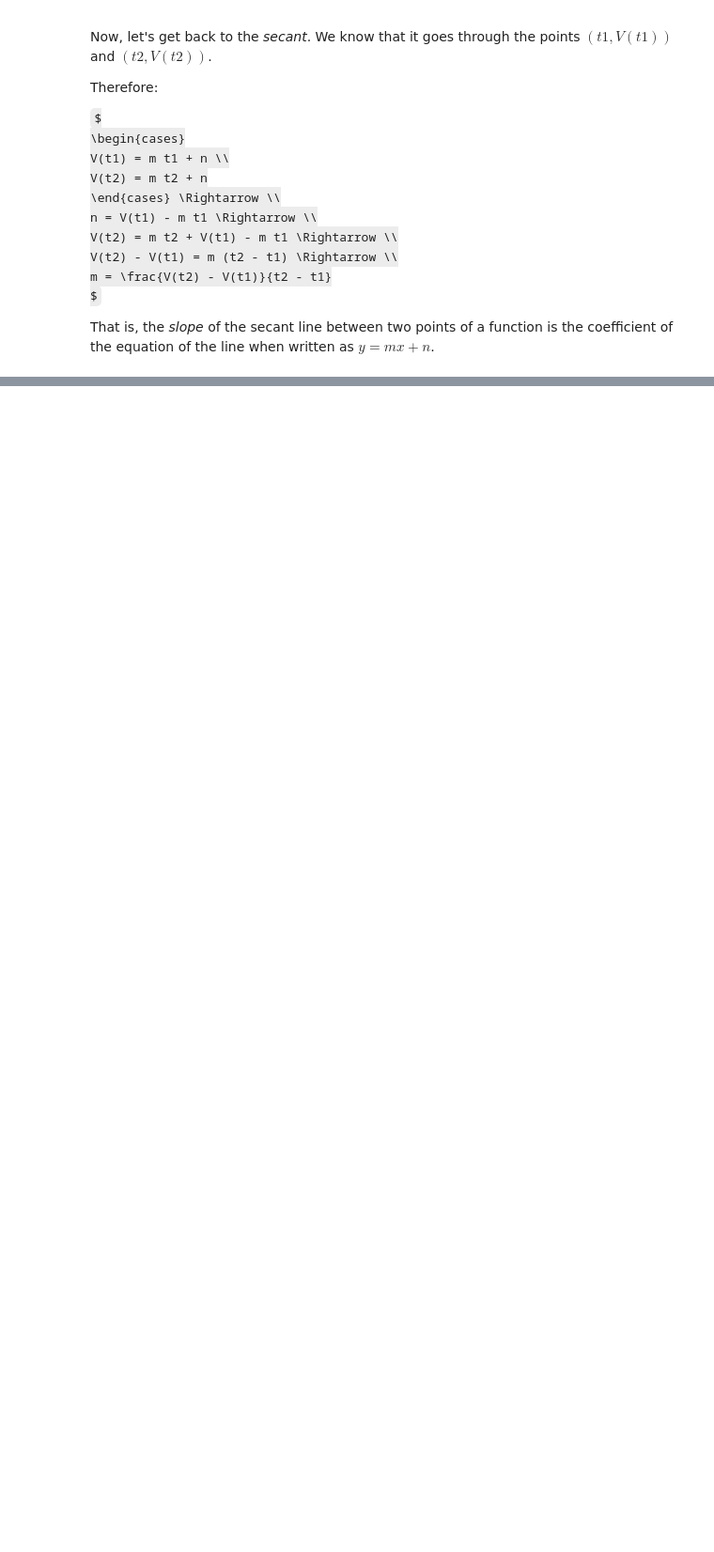
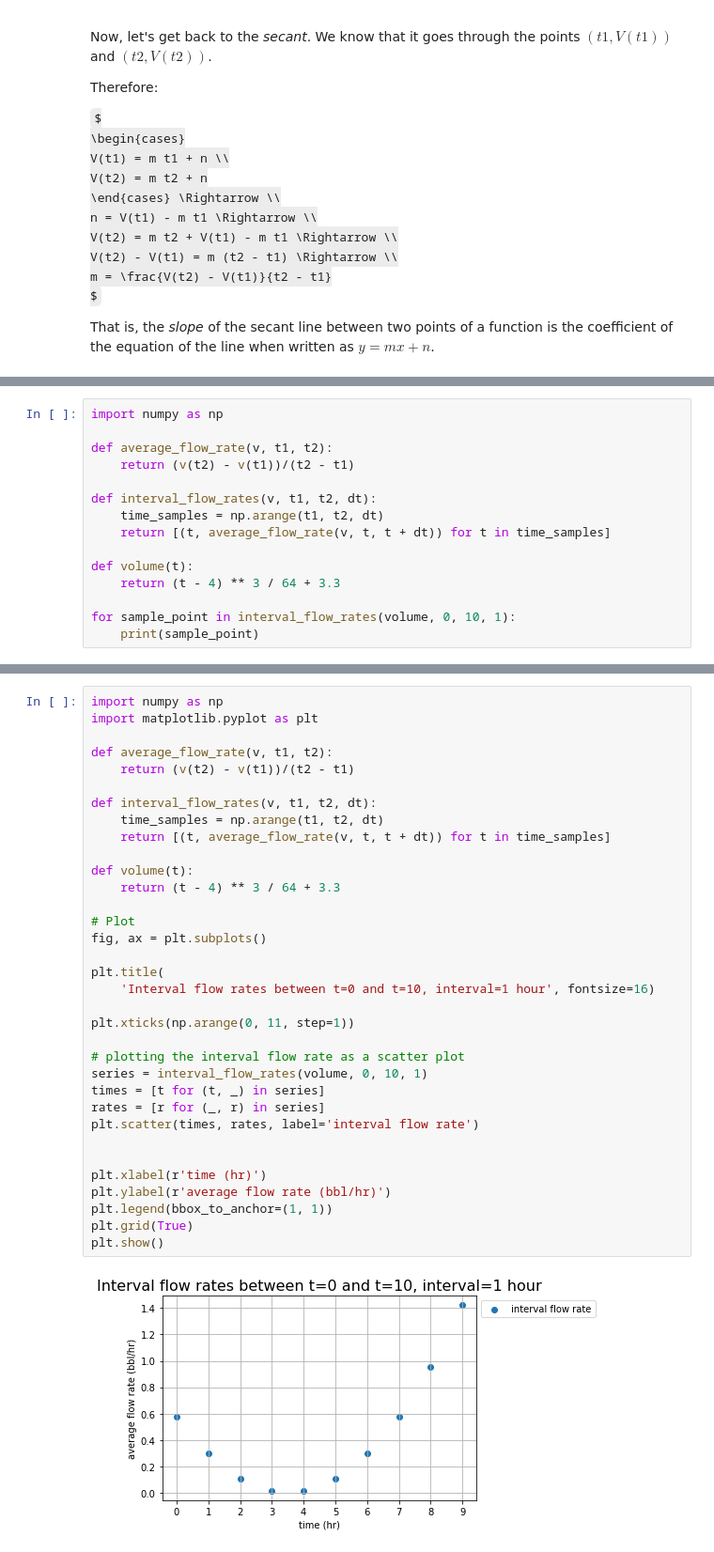
Before and after one commit to sergiofgonzalez/math-workbench, a Jupyter notebook: 07-understanding-rates-of-change/01-concepts/understanding-rates-of-change.ipynb, the cells around one changed output, grey strips where cells are left out. Shown at 94% size. Cells and saved outputs as stored; diff of their text form; some formulas as TeX source; blank space fills up the shorter version.

```diff
--- a/07-understanding-rates-of-change/01-concepts/understanding-rates-of-change.ipynb
+++ b/07-understanding-rates-of-change/01-concepts/understanding-rates-of-change.ipynb
@@ -355,0 +425,15 @@ That is, the *slope* of the secant line between two points of a function is the
+# %%
+import numpy as np
+
+def average_flow_rate(v, t1, t2):
+    return (v(t2) - v(t1))/(t2 - t1)
+
+def interval_flow_rates(v, t1, t2, dt):
+    time_samples = np.arange(t1, t2, dt)
+    return [(t, average_flow_rate(v, t, t + dt)) for t in time_samples]
+
+def volume(t):
+    return (t - 4) ** 3 / 64 + 3.3
+
+for sample_point in interval_flow_rates(volume, 0, 10, 1):
+    print(sample_point)
@@ -355,0 +459,36 @@ That is, the *slope* of the secant line between two points of a function is the
+# %%
+import numpy as np
+import matplotlib.pyplot as plt
+
+def average_flow_rate(v, t1, t2):
+    return (v(t2) - v(t1))/(t2 - t1)
+
+def interval_flow_rates(v, t1, t2, dt):
+    time_samples = np.arange(t1, t2, dt)
+    return [(t, average_flow_rate(v, t, t + dt)) for t in time_samples]
+
+def volume(t):
+    return (t - 4) ** 3 / 64 + 3.3
+
+# Plot
+fig, ax = plt.subplots()
+
+plt.title(
+    'Interval flow rates between t=0 and t=10, interval=1 hour', fontsize=16)
+
+plt.xticks(np.arange(0, 11, step=1))
+
+# plotting the interval flow rate as a scatter plot
+series = interval_flow_rates(volume, 0, 10, 1)
+times = [t for (t, _) in series]
+rates = [r for (_, r) in series]
+plt.scatter(times, rates, label='interval flow rate')
+
+
+plt.xlabel(r'time (hr)')
+plt.ylabel(r'average flow rate (bbl/hr)')
+plt.legend(bbox_to_anchor=(1, 1))
+plt.grid(True)
+plt.show()
+# %% [output]
+[figure, added]
```
Also changed, not shown: parts of 14 cells of this notebook, 4 other files.
